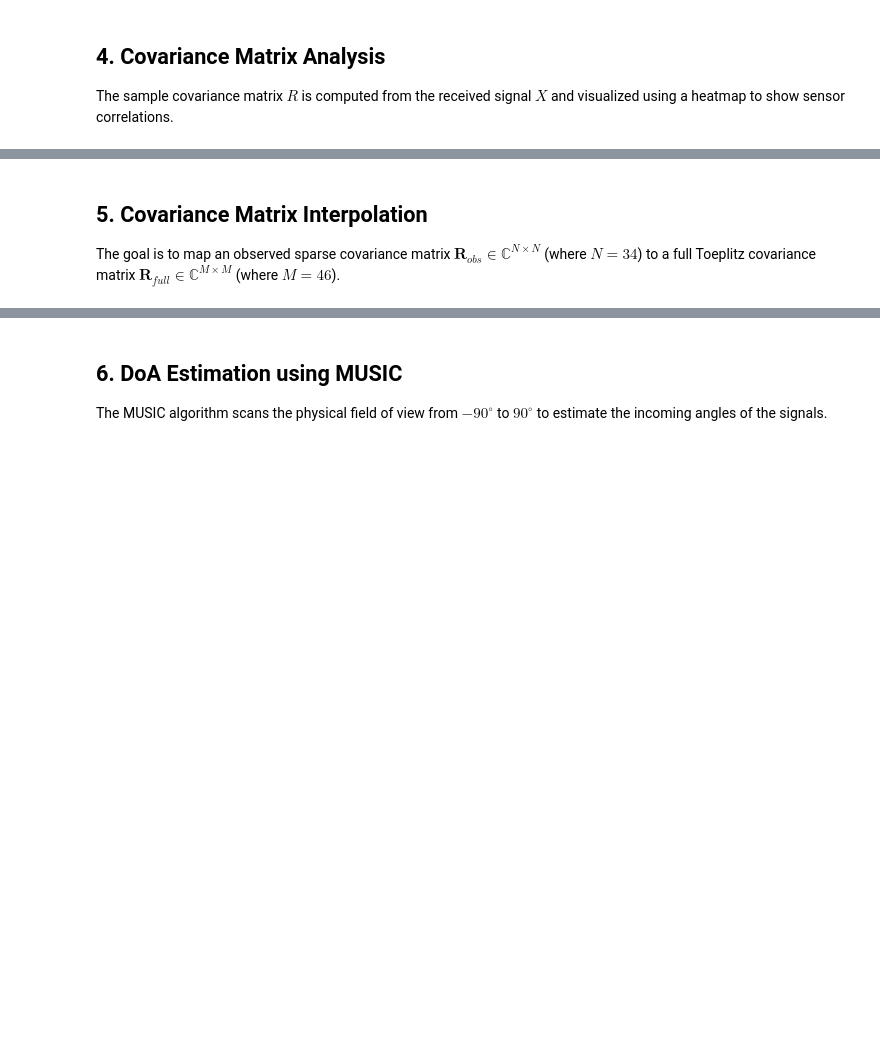
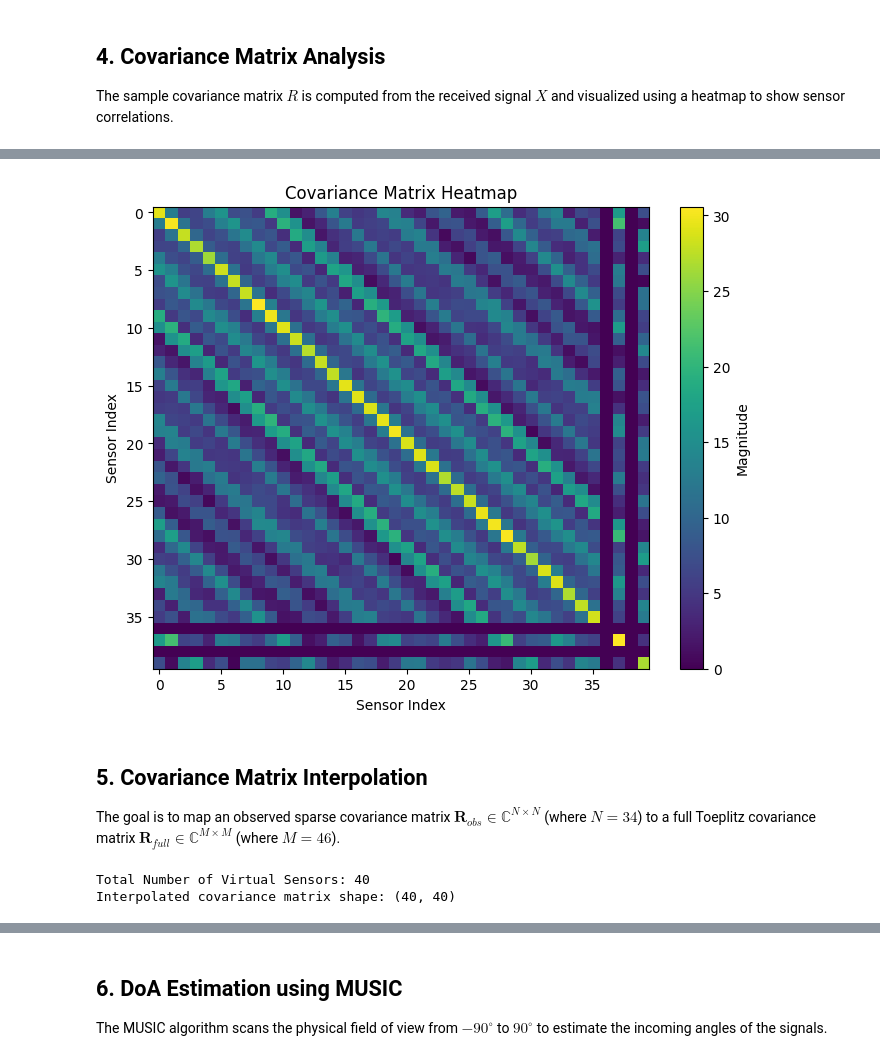
Before and after one commit to sazidshahjada/DL-DoA, a Jupyter notebook: notebooks/02_Simulate_DoA_Estimation_for_Coprime_Array.ipynb, the cells around one changed output, grey strips where cells are left out. Drawn from its saved outputs; the diff is of its cells as text; code cells hidden in the pictures; blank space fills up the shorter version.

```diff
--- a/notebooks/02_Simulate_DoA_Estimation_for_Coprime_Array.ipynb
+++ b/notebooks/02_Simulate_DoA_Estimation_for_Coprime_Array.ipynb
@@ -134,13 +136,30 @@ IndexError: only integers, slices (`:`), ellipsis (`...`), numpy.newaxis (`None`
+# %%
+# Heatmap of the covariance matrix
+plt.figure(figsize=(8, 6))
+plt.imshow(np.abs(R), cmap='viridis', aspect='auto')
+plt.colorbar(label='Magnitude')
+plt.title('Covariance Matrix Heatmap')
+plt.xlabel('Sensor Index')
+plt.ylabel('Sensor Index')
+plt.show()
+# %% [output]
+[figure, added]
 # %% [markdown]
 ## **5. Covariance Matrix Interpolation**
 The goal is to map an observed sparse covariance matrix $\mathbf{R}_{obs} \in \mathbb{C}^{N \times N}$ (where $N=34$) to a full Toeplitz covariance matrix $\mathbf{R}_{full} \in \mathbb{C}^{M \times M}$ (where $M=46$).
 # %%
-# # Iterative Power Factorization to Interpolate Missing Covariance Entries
-# R_interpolated = solve_ipf(
-#     R_obs=R,
-#     virtual_indices=virtual_positions,
-#     target_n=dof+1
-# )
-# print("Total Number of Virtual Sensors:", dof+1)
-# print(f"Interpolated covariance matrix shape: {R_interpolated.shape}")
+# Iterative Power Factorization to Interpolate Missing Covariance Entries
+R_interpolated = solve_ipf(
+    R_obs=R,
+    virtual_indices=virtual_positions,
+    target_n=dof+1,
+    max_rank=10,
+    max_iter=50,
+    hard_imputation=False
+)
+print("Total Number of Virtual Sensors:", dof+1)
+print(f"Interpolated covariance matrix shape: {R_interpolated.shape}")
+# %% [output]
+Total Number of Virtual Sensors: 40
+Interpolated covariance matrix shape: (40, 40)
 # %%
```
Also changed, not shown: parts of 9 cells of this notebook, 7 other files.
